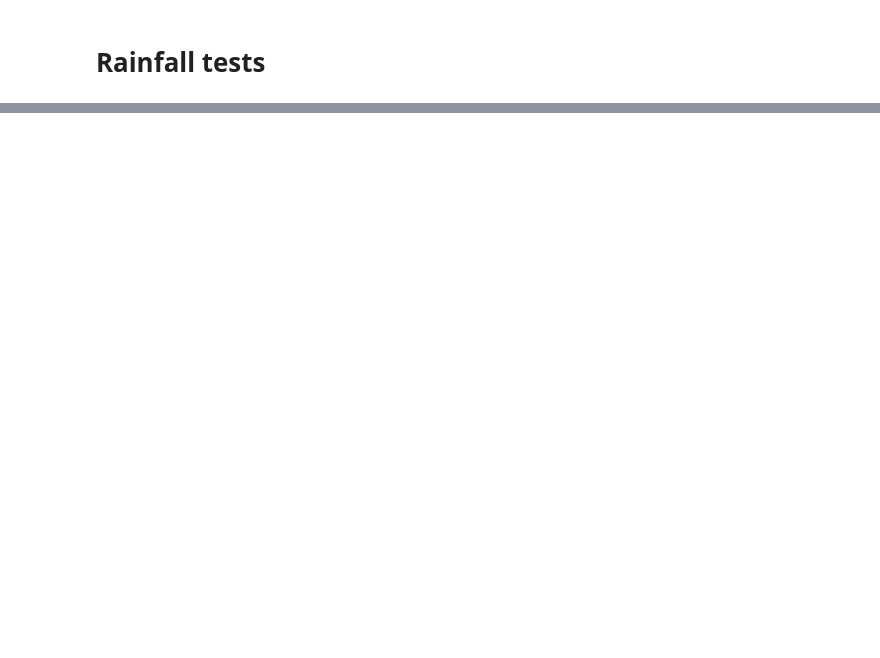
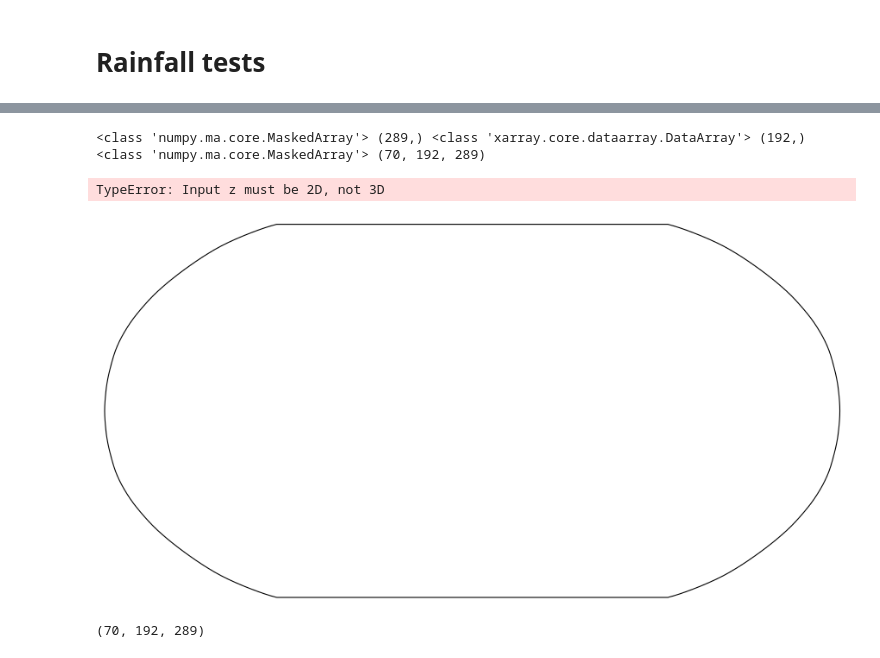
Before and after one commit to vabwalsh/SAI-impacts, a Jupyter notebook: SAIenv/ARISE_data_test.ipynb, the cells around one changed output, grey strips where cells are left out. Cells and saved outputs as stored; diff of their text form; code cells hidden in the pictures; blank space fills up the shorter version.

```diff
--- a/SAIenv/ARISE_data_test.ipynb
+++ b/SAIenv/ARISE_data_test.ipynb
@@ -134,36 +187,45 @@ time_mean_t1001_diff = sai_rain001_t1 - control_rain001_t1
 # %%
 # mean across time of TMSO2 data
-ds_mean = time_mean_t1001_diff
 
 # Make the figure larger
 fig = plt.figure(figsize=(11,8.5))
 
 # Set the axes using the specified map projection
 ax=plt.axes(projection=ccrs.Robinson())
 
 # Add cyclic point to data
-data=ds_mean['ANRAIN']
+data=time_mean_t1001_diff['ANRAIN'].values
 data, lons = add_cyclic_point(data, coord=ds['lon'])
 
-print(data.shape, lons.shape, ds['lat'].shape)
+print(type(lons), lons.shape, type(control_rain001['lat']), control_rain001['lat'].shape, type(data), data.shape)
 
 # Make a filled contour plot
-cs=ax.contourf(lons, ds['lat'], data,
+cs=ax.contourf(lons, control_rain001['lat'], data,
                transform = ccrs.PlateCarree(),
                cmap = 'tab20c',
                extend = 'both')
+
+
 
 # Add coastlines
 ax.coastlines()
 
 # add gridlines
 ax.gridlines()
 
 # Add colorbar
 cbar = plt.colorbar(cs,shrink=0.7,orientation='horizontal',label='ANRAIN')
 
 # Add title
 plt.title('Change in mean ANRAIN between control and SAI-ARISE Ensemble 1 2035-2070')
+# %% [output]
+<class 'numpy.ma.core.MaskedArray'> (289,) <class 'xarray.core.dataarray.DataArray'> (192,) <class 'numpy.ma.core.MaskedArray'> (70, 192, 289)
+TypeError: Input z must be 2D, not 3D
+[figure, added]
+# %%
+data.shape
+# %% [output]
+(70, 192, 289)
 # %%
 # The first five members of ARISE-SAI-1.5 simulations were initialized in 2035 from the first five members (001 to 005)
 # of the SSP2-45 simulations carried out with CESM2(WACCM6); hence, all had different initial ocean, sea-ice, land,
```
Also changed, not shown: parts of 4 cells of this notebook, 3 other files.
